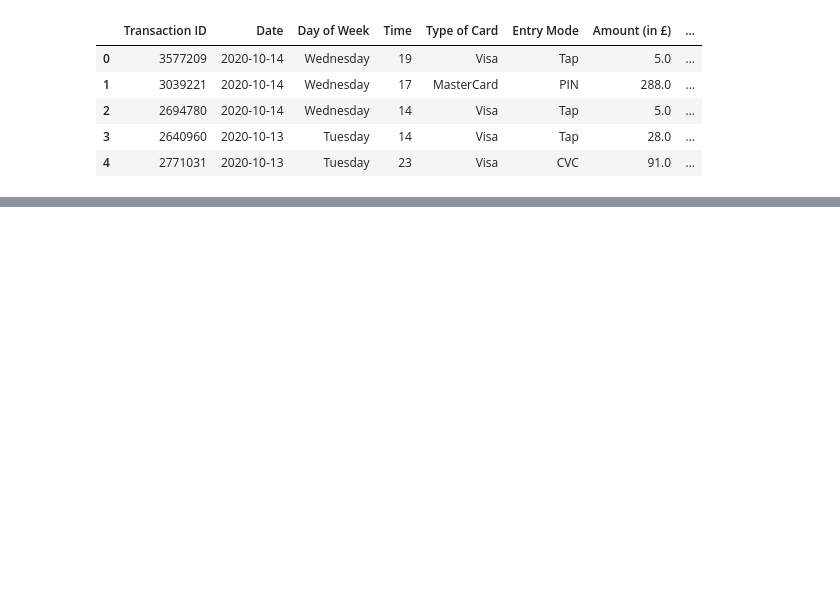
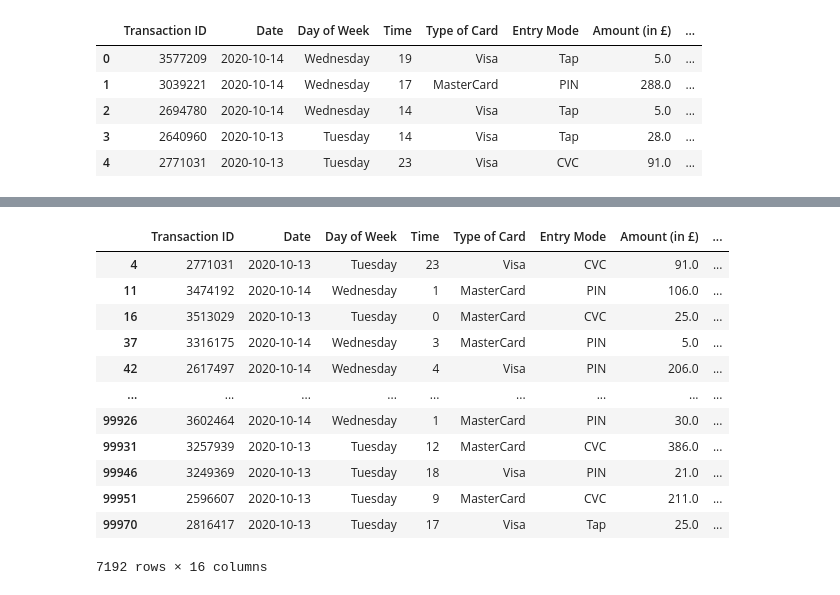
Before and after one commit to ZinDaria/Project_1-Team7, a Jupyter notebook: Untitled.ipynb, the cells around one changed output, grey strips where cells are left out. Cells and saved outputs as stored; diff of their text form; code cells hidden in the pictures; blank space fills up the shorter version.

```diff
--- a/Untitled.ipynb
+++ b/Untitled.ipynb
@@ -21,0 +76,17 @@ credit_card_df.head()
+# %%
+fraud_df = credit_card_df.loc[credit_card_df["Fraud"] == 1]
+fraud_df
+# %% [output]
+|  | Transaction ID | Date | Day of Week | Time | Type of Card | Entry Mode | Amount (in £) | ... |
+| 4 | 2771031 | 2020-10-13 | Tuesday | 23 | Visa | CVC | 91.0 | ... |
+| 11 | 3474192 | 2020-10-14 | Wednesday | 1 | MasterCard | PIN | 106.0 | ... |
+| 16 | 3513029 | 2020-10-13 | Tuesday | 0 | MasterCard | CVC | 25.0 | ... |
+| 37 | 3316175 | 2020-10-14 | Wednesday | 3 | MasterCard | PIN | 5.0 | ... |
+| 42 | 2617497 | 2020-10-14 | Wednesday | 4 | Visa | PIN | 206.0 | ... |
+| ... | ... | ... | ... | ... | ... | ... | ... | ... |
+| 99926 | 3602464 | 2020-10-14 | Wednesday | 1 | MasterCard | PIN | 30.0 | ... |
+| 99931 | 3257939 | 2020-10-13 | Tuesday | 12 | MasterCard | CVC | 386.0 | ... |
+| 99946 | 3249369 | 2020-10-13 | Tuesday | 18 | Visa | PIN | 21.0 | ... |
+| 99951 | 2596607 | 2020-10-13 | Tuesday | 9 | MasterCard | CVC | 211.0 | ... |
+| 99970 | 2816417 | 2020-10-13 | Tuesday | 17 | Visa | Tap | 25.0 | ... |
+7192 rows × 16 columns
```
Also changed, not shown: parts of 7 cells of this notebook, 1 other file.
